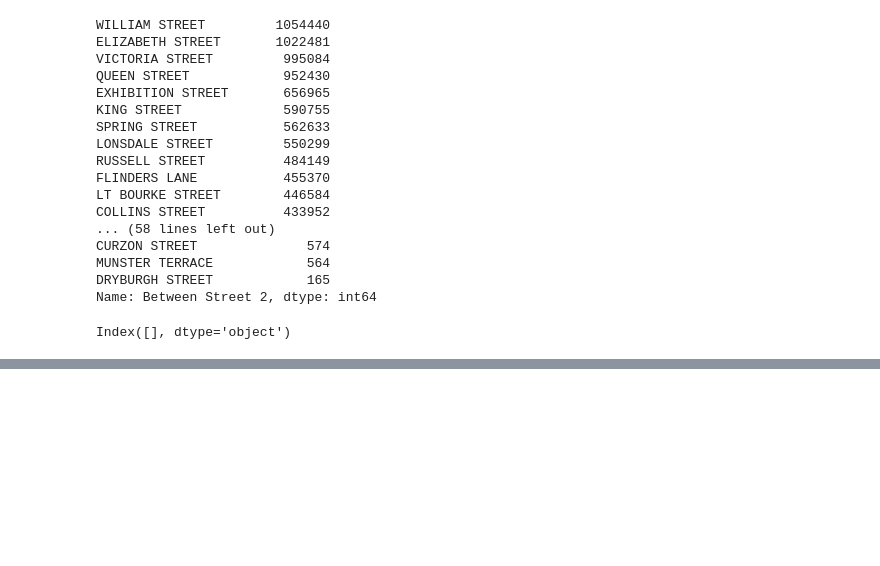
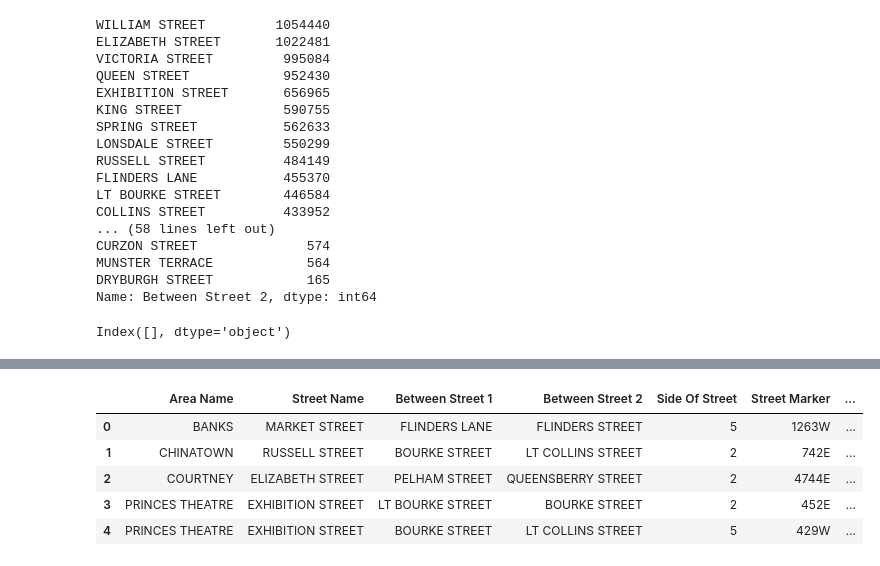
Before and after one commit to s3660851/Group-7, a Jupyter notebook: ProgrammingProject.ipynb, the cells around one changed output, grey strips where cells are left out. Cells and saved outputs as stored; diff of their text form; code cells hidden in the pictures; blank space fills up the shorter version.

```diff
--- a/ProgrammingProject.ipynb
+++ b/ProgrammingProject.ipynb
@@ -218,0 +180,4 @@ ValueError: columns overlap but no suffix specified: Index(['Arrival Time1', 'Ar
+# %%
+#converting object to datetime
+parkingdata['Arrival Time'] = pd.to_datetime(parkingdata['Arrival Time'])
+parkingdata['Departure Time'] = pd.to_datetime(parkingdata['Departure Time'])
@@ -219,2 +202,9 @@ ValueError: columns overlap but no suffix specified: Index(['Arrival Time1', 'Ar
 # %%
-parkingdata.head(10)
+parkingdata.head(5)
+# %% [output]
+|  | Area Name | Street Name | Between Street 1 | Between Street 2 | Side Of Street | Street Marker | ... |
+| 0 | BANKS | MARKET STREET | FLINDERS LANE | FLINDERS STREET | 5 | 1263W | ... |
+| 1 | CHINATOWN | RUSSELL STREET | BOURKE STREET | LT COLLINS STREET | 2 | 742E | ... |
+| 2 | COURTNEY | ELIZABETH STREET | PELHAM STREET | QUEENSBERRY STREET | 2 | 4744E | ... |
+| 3 | PRINCES THEATRE | EXHIBITION STREET | LT BOURKE STREET | BOURKE STREET | 2 | 452E | ... |
+| 4 | PRINCES THEATRE | EXHIBITION STREET | BOURKE STREET | LT COLLINS STREET | 5 | 429W | ... |
```
Also changed, not shown: parts of 15 cells of this notebook.
